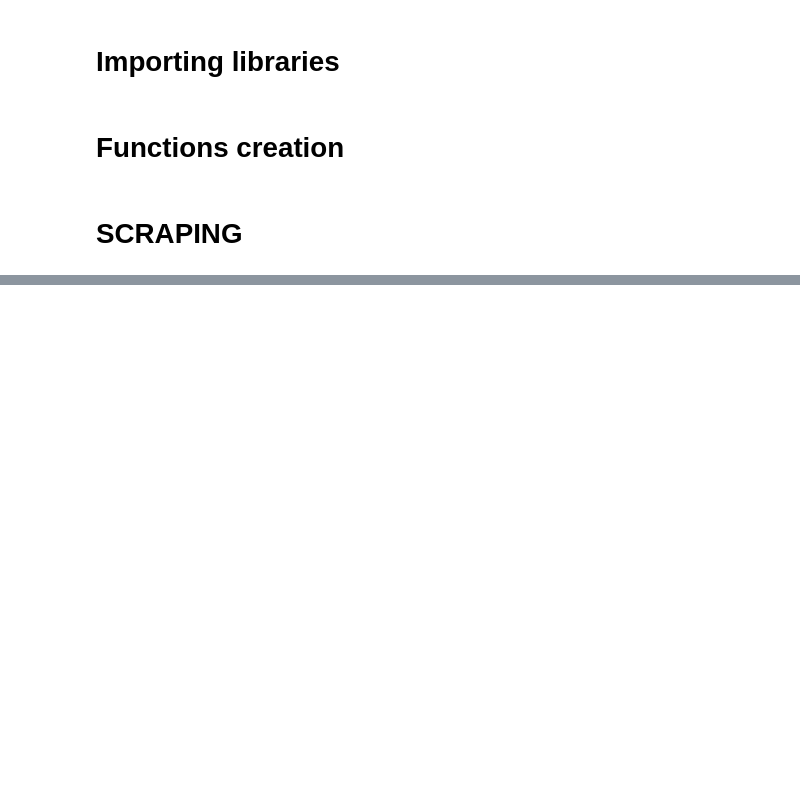
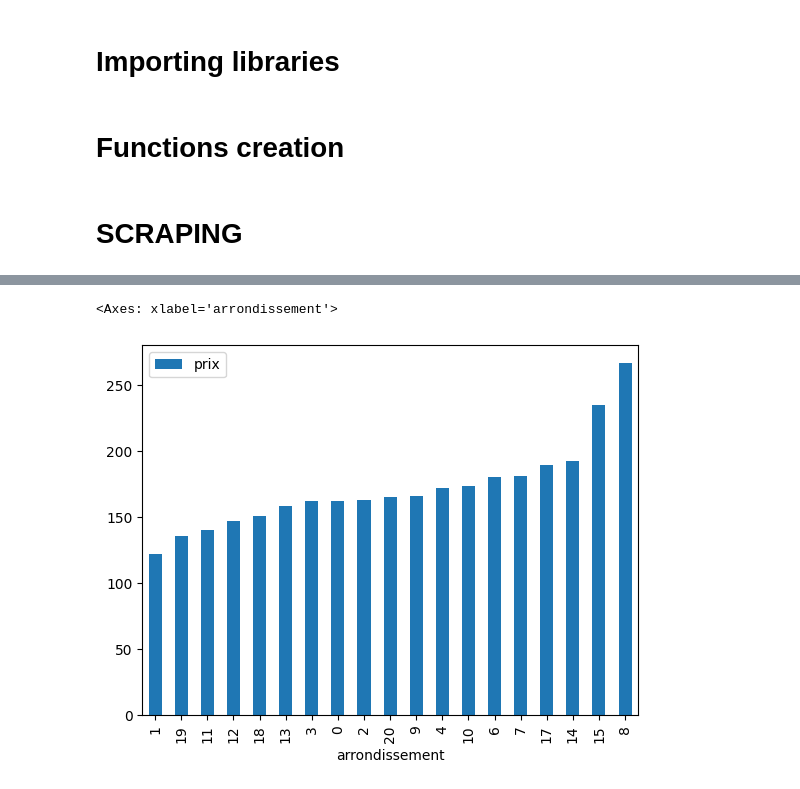
Before and after one commit to JuliusHayter/albert_project, a Jupyter notebook: notebooks/notebook.ipynb, the cells around one changed output, grey strips where cells are left out. Cells and saved outputs as stored; diff of their text form; code cells hidden in the pictures; blank space fills up the shorter version.

```diff
--- a/notebooks/notebook.ipynb
+++ b/notebooks/notebook.ipynb
@@ -244,14 +261,8 @@ def to_df(liste) :
     return df
 # %%
 def get_data():
-    file_id = "1DDW71ZVrk8QzHe5lSOmuPgR6bumRmiCd"
-
-    download_link = f"https://drive.google.com/uc?id={file_id}"
-
-    output_file = "data_scraped.csv"
-
-    gdown.download(download_link, output_file, quiet=False)
-
-    df = pd.read_csv(output_file)
-
+    file_id = '1gCYzEUEn1O9LQlax8BD0u52dfiKtgUPD'
+    url = f'https://drive.google.com/uc?id={file_id}'
+    gdown.download(url, 'data.csv', quiet=False)
+    df = pd.read_csv('data.csv')
     return df
@@ -304,0 +505,2 @@ get_description()
+# %%
+df =  get_data().drop('Unnamed: 0', axis=1)
@@ -305,2 +511,2 @@ get_description()
 # %%
-df = to_df(liste)
+df
@@ -307,2 +526,0 @@ df = to_df(liste)
-# %%
-df = get_data()
@@ -533,0 +608,5 @@ Clichy True
+# %%
+df[['prix','arrondissement']].groupby('arrondissement').mean().sort_values('prix').plot(kind='bar')
+# %% [output]
+<Axes: xlabel='arrondissement'>
+[figure, added]
```
Also changed, not shown: parts of 60 cells of this notebook.
